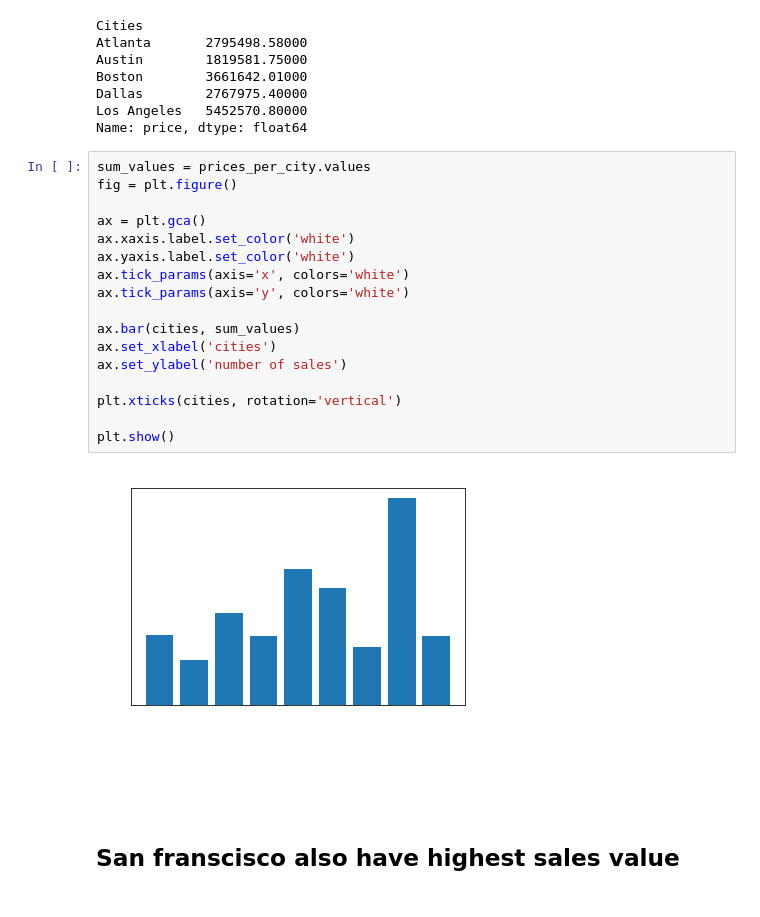
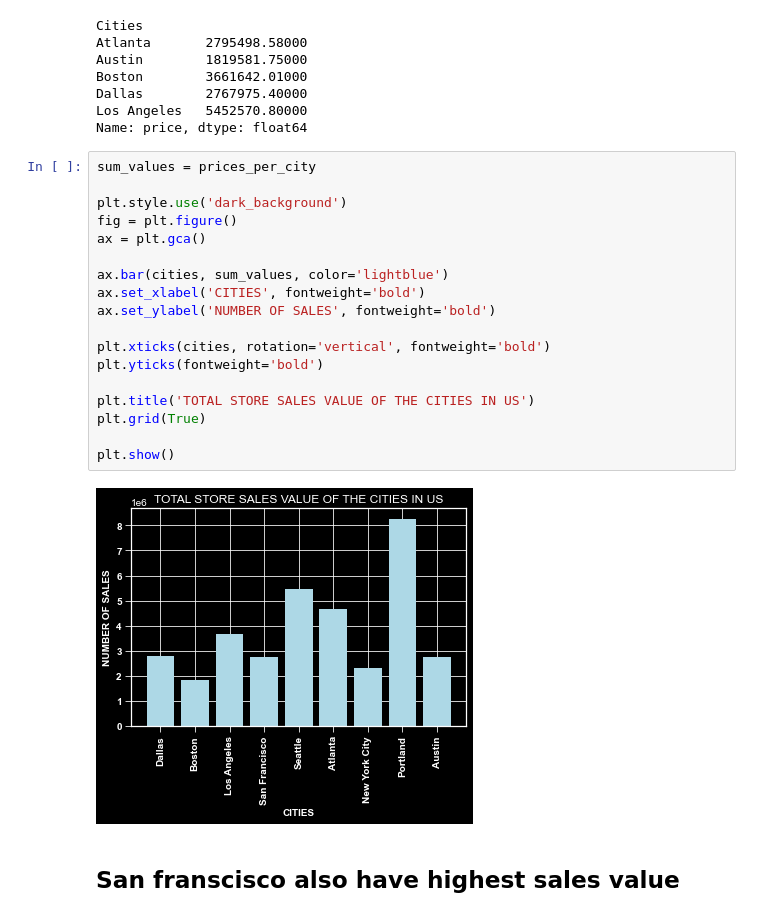
Before and after one commit to shoabahamed/python-projects, a Jupyter notebook: pandas_data_analysis/data_analysis.ipynb, the cells around one changed output. Saved outputs shown, nothing was run; the diff lists cells and outputs as text.

```diff
--- a/pandas_data_analysis/data_analysis.ipynb
+++ b/pandas_data_analysis/data_analysis.ipynb
@@ -274,25 +280,26 @@ Boston        3661642.01000
 Dallas        2767975.40000
 Los Angeles   5452570.80000
 Name: price, dtype: float64
-# %%
-sum_values = prices_per_city.values
-fig = plt.figure()
-
-ax = plt.gca()
-ax.xaxis.label.set_color('white')
-ax.yaxis.label.set_color('white')
-ax.tick_params(axis='x', colors='white')
-ax.tick_params(axis='y', colors='white')
-
-ax.bar(cities, sum_values)
-ax.set_xlabel('cities')
-ax.set_ylabel('number of sales')
-
-plt.xticks(cities, rotation='vertical')
-
-plt.show()
-# %% [output]
-[figure, removed]
+# %%
+sum_values = prices_per_city
+
+plt.style.use('dark_background')
+fig = plt.figure()
+ax = plt.gca()
+
+ax.bar(cities, sum_values, color='lightblue')
+ax.set_xlabel('CITIES', fontweight='bold')
+ax.set_ylabel('NUMBER OF SALES', fontweight='bold')
+
+plt.xticks(cities, rotation='vertical', fontweight='bold')
+plt.yticks(fontweight='bold')
+
+plt.title('TOTAL STORE SALES VALUE OF THE CITIES IN US')
+plt.grid(True)
+
+plt.show()
+# %% [output]
+[figure, added]
 # %% [markdown]
 <h2>San franscisco also have highest sales value</h2>
 # %% [markdown]
```
Also changed, not shown: parts of 18 cells of this notebook.
